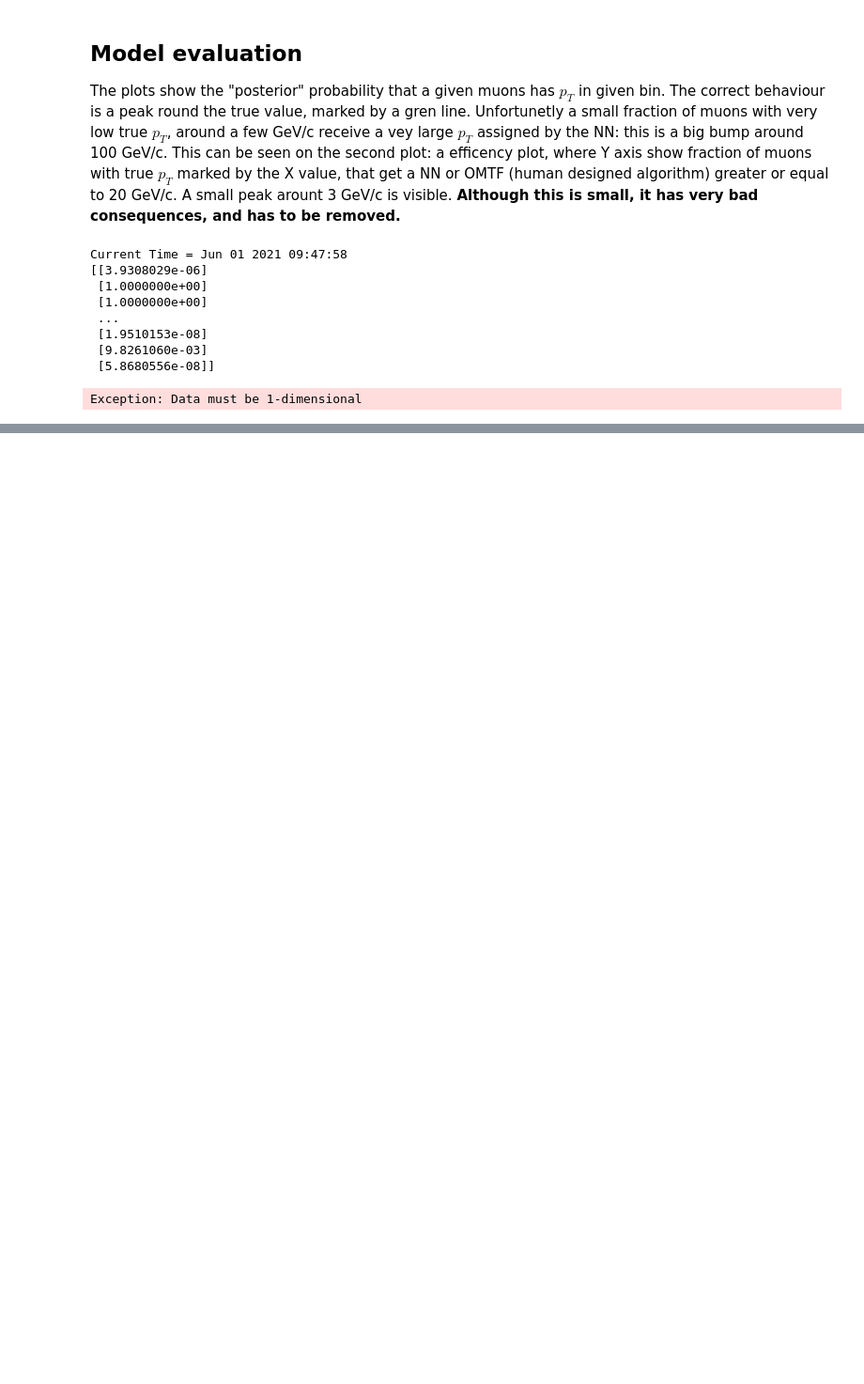
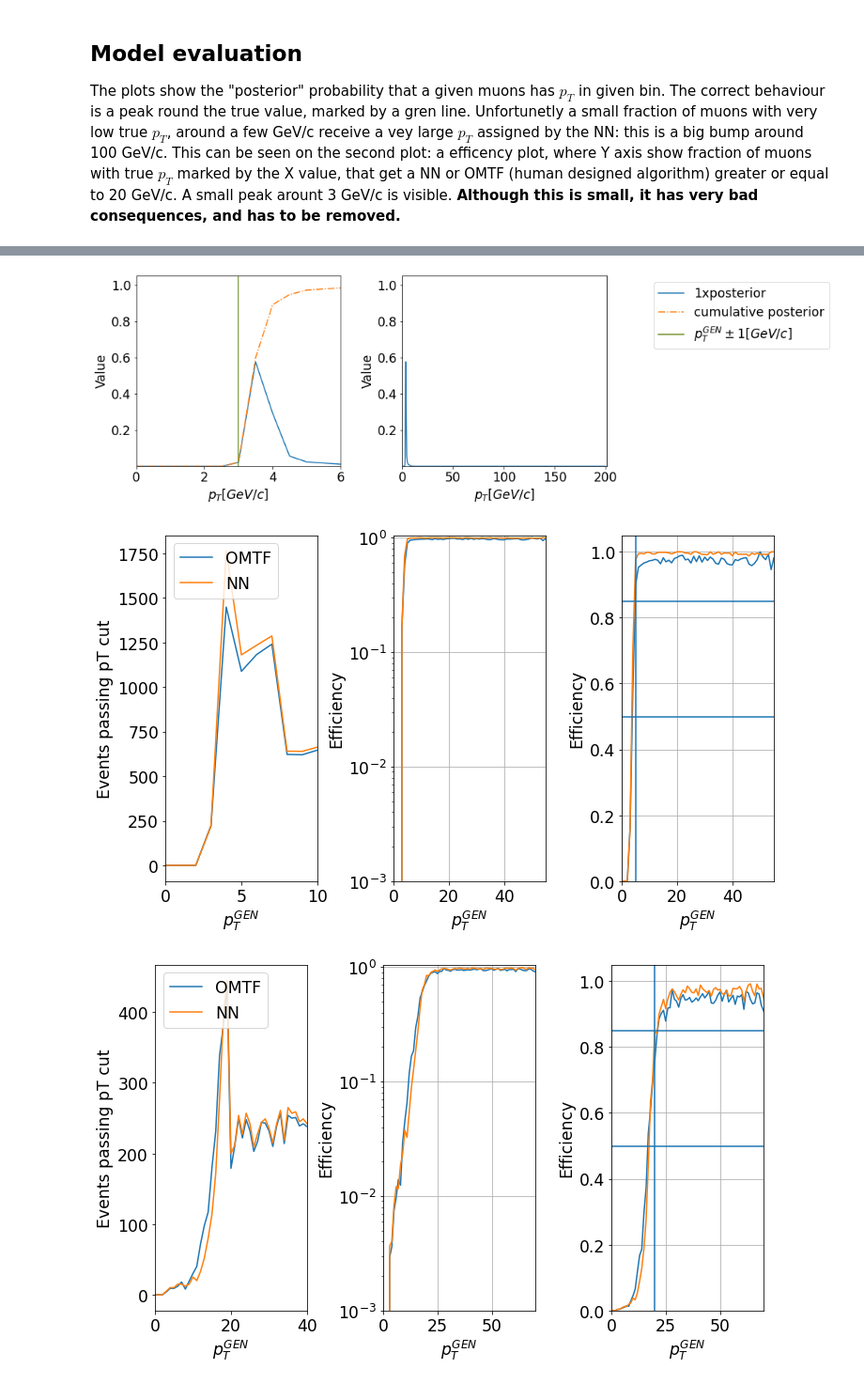
Before and after one commit to akalinow/MachineLearning, a Jupyter notebook: OMTF/OMTF_NN.ipynb, the cells around one changed output, grey strips where cells are left out. Shown at 94% size. Drawn from its saved outputs; the diff is of its cells as text; code cells hidden in the pictures; blank space fills up the shorter version.

Commit message:
* migrate plotting functions form notebook to python module * use Pandas DataFrame for storing inferecne result

```diff
--- a/OMTF/OMTF_NN.ipynb
+++ b/OMTF/OMTF_NN.ipynb
@@ -500,13 +291,12 @@ model = getModel()
 
 #nEpochsSaved = 5
 #checkpoint_path = "training/model_full_{epoch:04d}"
-#model = tf.keras.models.load_model(checkpoint_path.format(epoch=nEpochsSaved), custom_objects=custom_objects)
+#model = loadModel(checkpoint_path)
 
 log_dir = "logs/fit/" + datetime.now().strftime("%Y%m%d-%H%M%S")
 tensorboard_callback = tf.keras.callbacks.TensorBoard(log_dir=log_dir, histogram_freq=1, profile_batch=(110, 120))
-#tqdm_callback = tfa.callbacks.TQDMProgressBar()
 
-nEpochs = 3
+nEpochs = 10
 history = model.fit(train_dataset, epochs=nEpochs,
                             use_multiprocessing=True,
                             verbose=1,
@@ -546,6 +323,7 @@ This can be seen on the second plot: a efficency plot, where Y axis show fractio
 import pandas as pd
 
 testIndex = 12
+cumulativePosteriorCut = 0.7
 
 if not runOnCluster:
 
@@ -568,11 +346,15 @@ if not runOnCluster:
             features = aBatch[0]
             labels = aBatch[1]
             omtfPredictions = aBatch[2:4]
-            print(predictions[1])
+            #print(finalModelAnswer(predictions, cumulativePosteriorCut)[0])
             predictions = model.predict(features, use_multiprocessing=True)
+            predictions = finalModelAnswer(predictions, cumulativePosteriorCut)
             batch_df = pd.DataFrame(data={"genPt":labels[0], "genCharge":labels[1],
-                                          "OMTF_pt":omtfPredictions[0], "OMTF_charge":omtfPredictions[1],
-                                          "NN_charge":predictions[1]})
+                                          "OMTF_pt":omtfPredictions[0],
+                                          "OMTF_charge":omtfPredictions[1],
+                                          "NN_pt": predictions[0],
+                                          "NN_charge":predictions[1]
+                                         })
             print(batch_df)
             #return df.append(batch_df, ignore_index=True)
             ##TEST
@@ -600,13 +382,43 @@ if not runOnCluster:
     plotTurnOn(dataset = test_dataset, ptCut=22)
     #plotTurnOn(dataset = test_dataset, ptCut=25)
     #plotTurnOn(dataset = test_dataset, ptCut=50)
-# %% [output]
-Current Time = Jun 01 2021 09:47:58
-[[3.9308029e-06]
- [1.0000000e+00]
- [1.0000000e+00]
- ...
- [1.9510153e-08]
- [9.8261060e-03]
- [5.8680556e-08]]
-Exception: Data must be 1-dimensional
+# %%
+import pandas as pd
+import importlib
+import plottingFunctions as plf
+importlib.reload(plf)
+
+cumulativePosteriorCut = 0.7
+
+if not runOnCluster:
+
+    current_time = datetime.now().strftime("%b %d %Y %H:%M:%S")
+    print("Inference start. Current Time =", current_time)
+
+    nEpochsSaved = 10
+    checkpoint_path = "training/model_full_{epoch:04d}"
+    model = tf.keras.models.load_model(checkpoint_path.format(epoch=nEpochsSaved), custom_objects=custom_objects)
+
+    testFileNames = glob.glob(testDataDir+'OMTFHits_pats0x0003_newerSample_files_1_100_chunk_0.tfrecord.gzip')
+    #test_dataset = loadDataset(testFileNames, isTrain=False, nEpochs=1, batchSize=32*1024)
+
+    df = pd.DataFrame(columns=["genPt", "genCharge",
+                                "OMTF_pt","OMTF_charge",
+                                "NN_pt","NN_charge","NN_prob"])
+    for aBatch in test_dataset.as_numpy_iterator():
+        df = fillPandasDataset(aBatch, df)
+
+        predictions = model.predict(aBatch[0], use_multiprocessing=True)
+        plf.plotPosterior(3, labels=aBatch[1][0], predictions=predictions[0], label2Pt=label2Pt)
+        break
+
+    plf.plotTurnOn(df, ptCut=5)
+    plf.plotTurnOn(df, ptCut=20)
+    plf.plotTurnOn(df, ptCut=22)
+    plf.plotTurnOn(df, ptCut=30)
+    plf.plotTurnOn(df, ptCut=50)
+    plf.plotPull(df)
+    plf.plotCM(df, pT2Label)
+    current_time = datetime.now().strftime("%b %d %Y %H:%M:%S")
+    print("Inference end. Current Time =", current_time)
+# %% [output]
@@ -612,0 +428,3 @@ Exception: Data must be 1-dimensional
+[figure, added]
+[figure, added]
+[figure, added]
```
Also changed, not shown: parts of 13 cells of this notebook, 2 other files.
